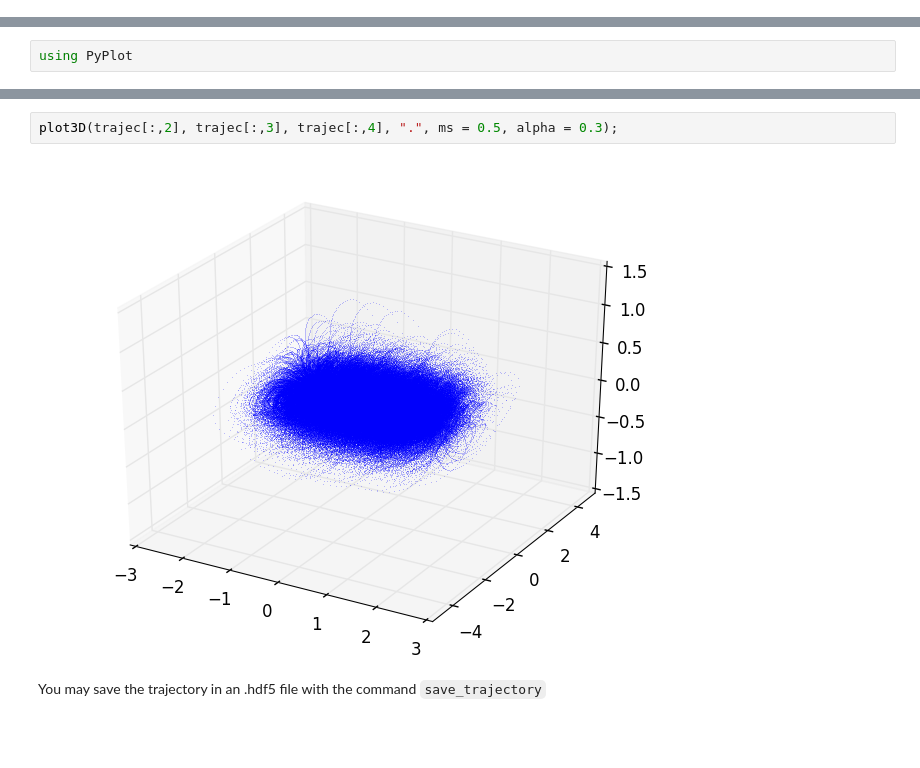
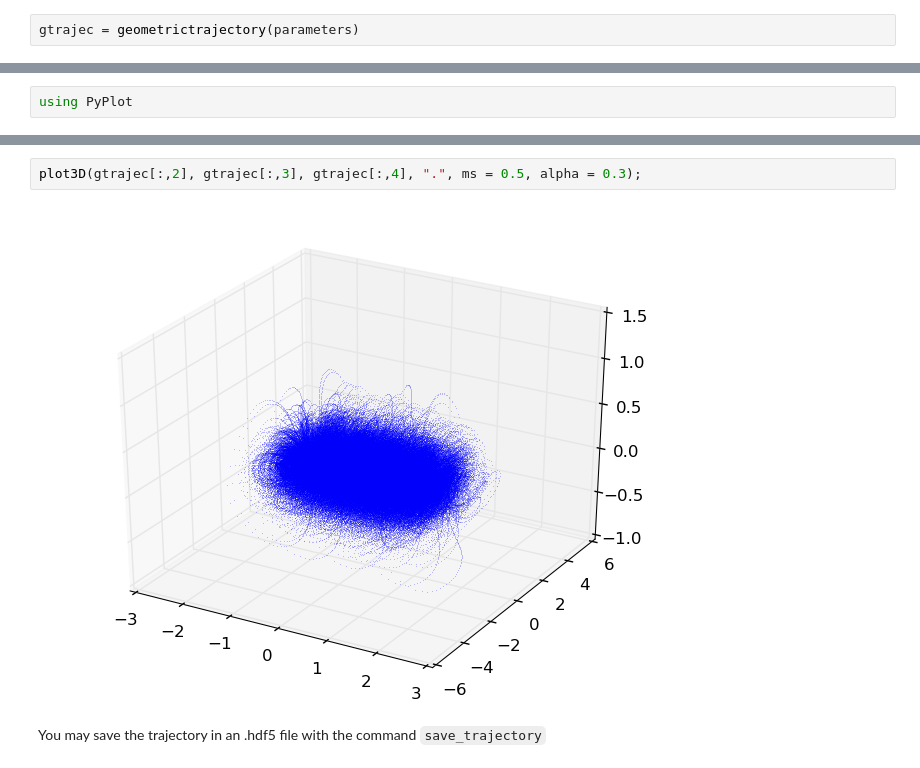
Before and after one commit to dapias/ST1Ds, a Jupyter notebook: Examples/RunningSimulationsInvariant.ipynb, the cells around one changed output, grey strips where cells are left out. Cells and saved outputs as stored; diff of their text form; blank space fills up the shorter version.

```diff
--- a/Examples/RunningSimulationsInvariant.ipynb
+++ b/Examples/RunningSimulationsInvariant.ipynb
@@ -112,3 +81,5 @@ Part 50 done.
 The data is generated in the format
     $$t \quad q \quad p \quad \zeta$$
 You may plot it
+# %%
+gtrajec = geometrictrajectory(parameters)
@@ -146,7 +192,7 @@ using PyPlot
 # %%
-plot3D(trajec[:,2], trajec[:,3], trajec[:,4], ".", ms = 0.5, alpha = 0.3);
+plot3D(gtrajec[:,2], gtrajec[:,3], gtrajec[:,4], ".", ms = 0.5, alpha = 0.3);
 # %% [output]
-[figure, old version]
+[figure, new version]
 # %% [markdown]
 You may save the trajectory in an .hdf5 file with the command `save_trajectory`
 # %%
```
Also changed, not shown: parts of 34 cells of this notebook, 1 other file.
